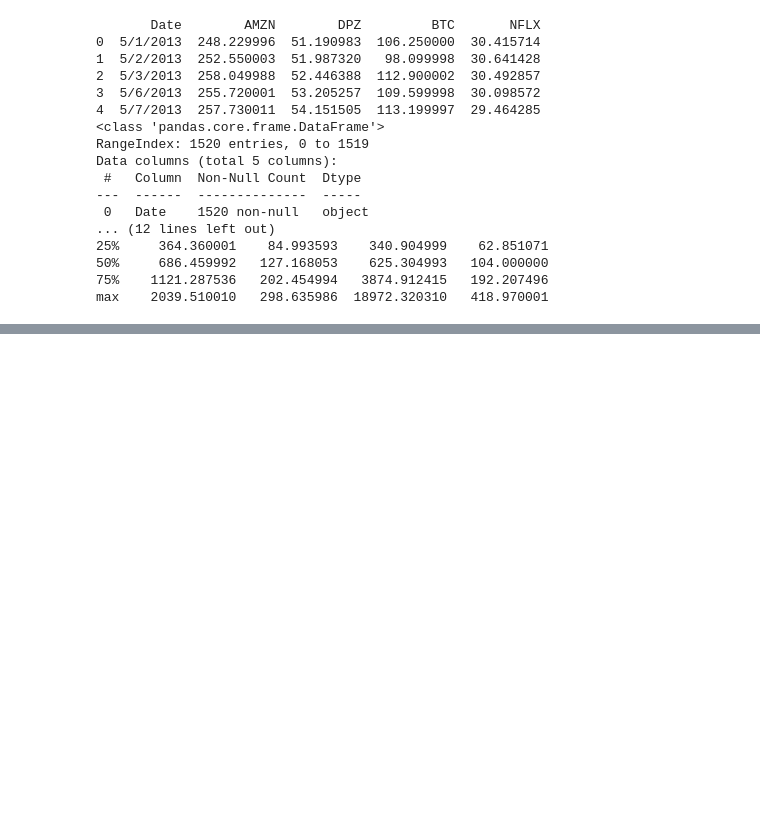
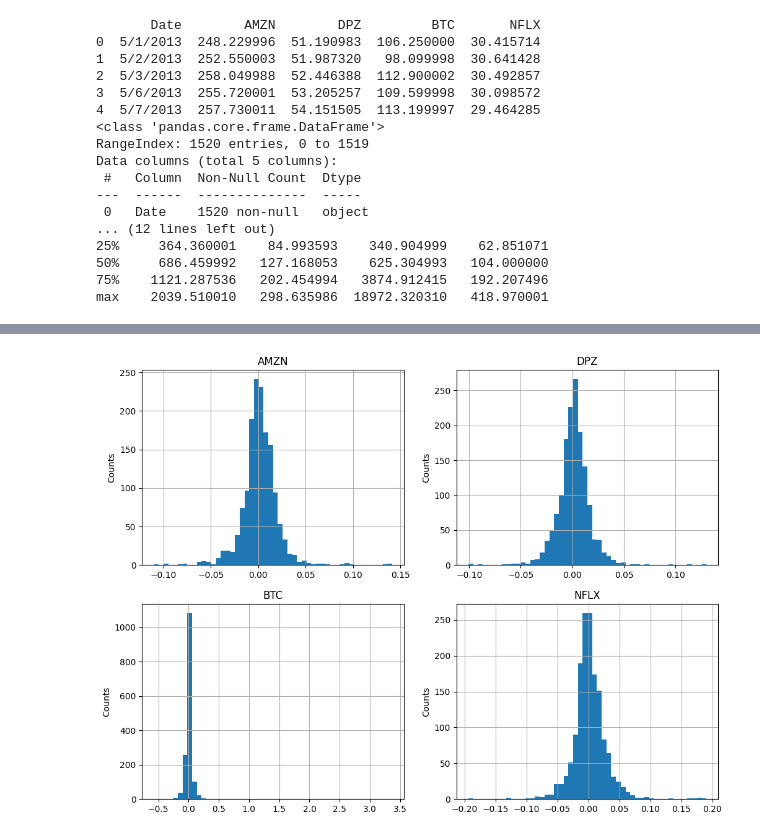
Before and after one commit to fullstackengineer777/Stock_Price_Analysis_Prediction_Using_LSTM, a Jupyter notebook: stock_price.ipynb, the cells around one changed output, grey strips where cells are left out. Cells and saved outputs as stored; diff of their text form; code cells hidden in the pictures; blank space fills up the shorter version.

```diff
--- a/stock_price.ipynb
+++ b/stock_price.ipynb
@@ -67,0 +77,10 @@ max    2039.510010   298.635986  18972.320310   418.970001
+# %%
+# Histogram of daily return
+plt.figure(figsize=(12, 9))
+for i, stock in enumerate(stock_list, 1):
+    plt.subplot(2,2,i)
+    plt.ylabel("Counts")
+    plt.title(stock)
+    daily_ret_dic[stock].hist(bins=50)
+# %% [output]
+[figure, added]
```
Also changed, not shown: parts of 5 cells of this notebook.
